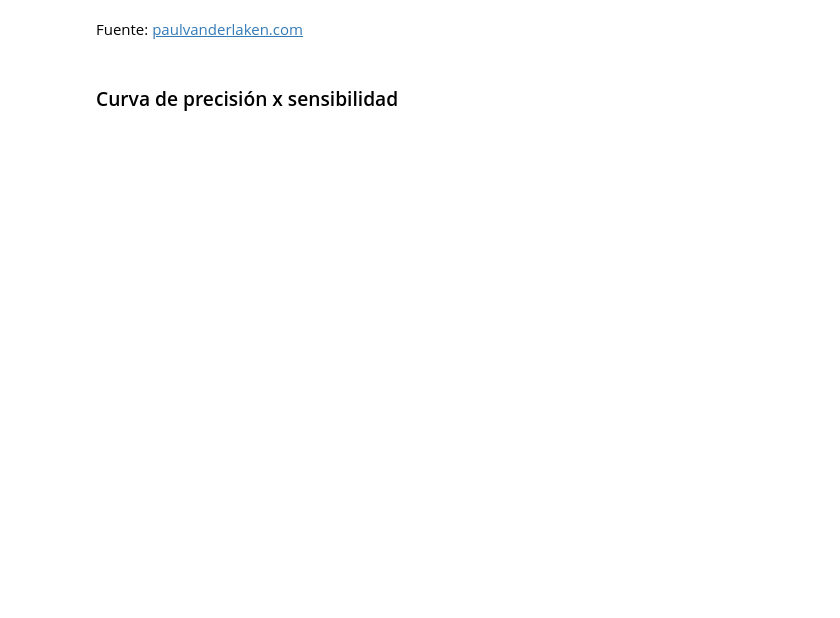
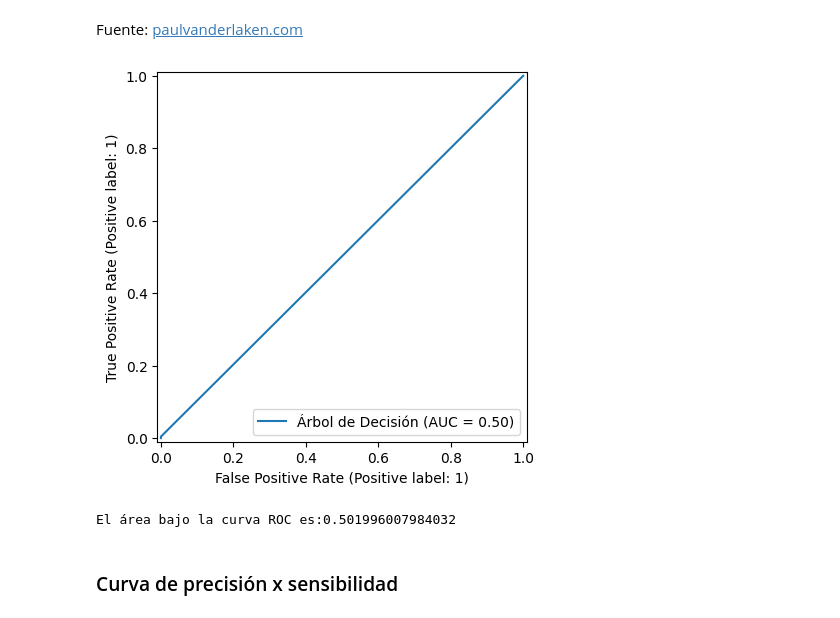
Before and after one commit to cadv1984/portafolio, a Jupyter notebook: Clasificacion_validacion_y_metricas.ipynb, the cells around one changed output. Cells and saved outputs as stored; diff of their text form; code cells hidden in the pictures; blank space fills up the shorter version.

```diff
--- a/Clasificacion_validacion_y_metricas.ipynb
+++ b/Clasificacion_validacion_y_metricas.ipynb
@@ -130,0 +286,4 @@ Fuente: [paulvanderlaken.com](https://paulvanderlaken.com/2019/08/16/roc-auc-pre
+# %%
+RocCurveDisplay.from_predictions(y_val, y_previsto,name='Árbol de Decisión');
+# %% [output]
+[figure, added]
@@ -131,3 +292,7 @@ Fuente: [paulvanderlaken.com](https://paulvanderlaken.com/2019/08/16/roc-auc-pre
+# %%
+print(f'El área bajo la curva ROC es:{roc_auc_score(y_val, y_previsto)}')
+# %% [output]
+El área bajo la curva ROC es:0.501996007984032
 # %% [markdown]
 ### Curva de  precisión x sensibilidad
 # %%
```
Also changed, not shown: parts of 82 cells of this notebook.
